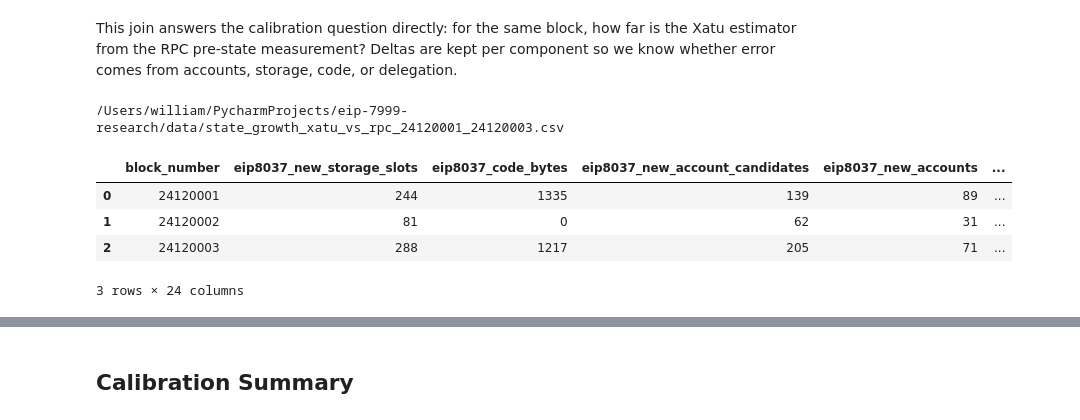
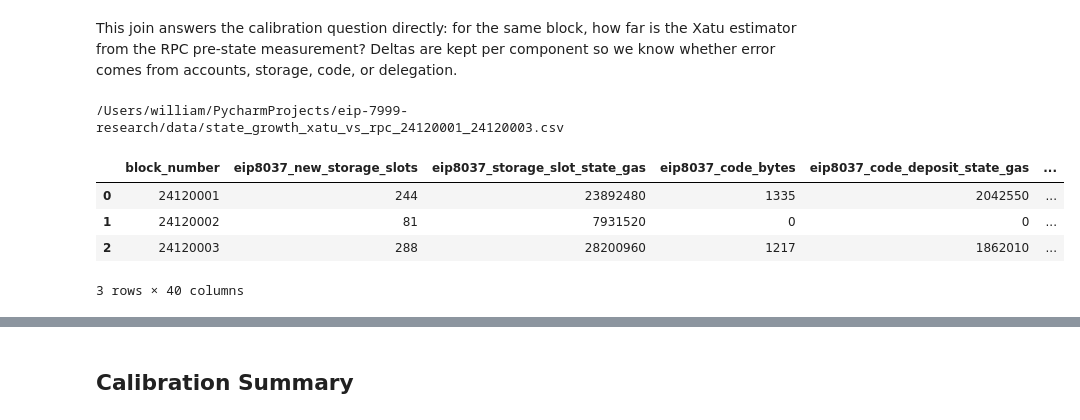
Before and after one commit to M1kuW1ll/eip-7999-research, a Jupyter notebook: notebooks/0.5-state-growth-rpc-calibration.ipynb, the cells around one changed output, grey strips where cells are left out. Drawn from its saved outputs; the diff is of its cells as text; code cells hidden in the pictures.

```diff
--- a/notebooks/0.7-state-growth-rpc-calibration.ipynb
+++ b/notebooks/0.5-state-growth-rpc-calibration.ipynb
@@ -91,12 +97,16 @@ Reverted transactions are skipped using receipts.
 # %% [markdown]
 This is the oracle-side measurement. For each sampled block, prestateTracer exposes pre/post account state, letting us count exact passive EIP-8037 storage creations, new accounts, code deposits, and delegation indicators for that block.
 # %%
-rpc_state = summarize_rpc_state_growth_for_blocks(
-    RPC_URL,
-    RPC_SAMPLE_BLOCKS,
-    rpc_headers=RPC_HEADERS,
-    cpsb=CPSB,
-)
+if RPC_CSV.exists():
+    rpc_state = pd.read_csv(RPC_CSV)
+    print(f"loaded existing {RPC_CSV}")
+else:
+    rpc_state = summarize_rpc_state_growth_for_blocks(
+        RPC_URL,
+        RPC_SAMPLE_BLOCKS,
+        rpc_headers=RPC_HEADERS,
+        cpsb=CPSB,
+    )
 
 if WRITE_CSV:
     rpc_state.to_csv(RPC_CSV, index=False)
@@ -115,35 +125,74 @@ rpc_state
 This join answers the calibration question directly: for the same block, how far is the Xatu estimator from the RPC pre-state measurement? Deltas are kept per component so we know whether error comes from accounts, storage, code, or delegation.
 # %%
 xatu_state = pd.read_csv(XATU_CSV)
+
+# Compatibility for CSVs written before the component gas columns were added.
+if "eip8037_storage_slot_state_gas" not in xatu_state.columns:
+    xatu_state["eip8037_storage_slot_state_bytes"] = (
+        xatu_state["eip8037_new_storage_slots"].astype("int64")
+        * STATE_BYTES_PER_STORAGE_SET
+    )
+    xatu_state["eip8037_new_account_state_bytes"] = (
+        xatu_state["eip8037_new_accounts"].astype("int64")
+        * STATE_BYTES_PER_NEW_ACCOUNT
+    )
+    xatu_state["eip8037_code_deposit_state_bytes"] = xatu_state[
+        "eip8037_code_bytes"
+    ].astype("int64")
+    xatu_state["eip8037_delegation_indicator_state_bytes"] = (
+        xatu_state["eip8037_new_delegation_indicators"].astype("int64")
+        * STATE_BYTES_PER_DELEGATION_INDICATOR
+    )
+    xatu_state["eip8037_storage_slot_state_gas"] = (
+        xatu_state["eip8037_storage_slot_state_bytes"] * CPSB
+    )
+    xatu_state["eip8037_new_account_state_gas"] = (
+        xatu_state["eip8037_new_account_state_bytes"] * CPSB
+    )
+    xatu_state["eip8037_code_deposit_state_gas"] = (
+        xatu_state["eip8037_code_deposit_state_bytes"] * CPSB
+    )
+    xatu_state["eip8037_delegation_indicator_state_gas"] = (
+        xatu_state["eip8037_delegation_indicator_state_bytes"] * CPSB
+    )
+
 compare_cols = [
     "block_number",
     "eip8037_new_storage_slots",
+    "eip8037_storage_slot_state_gas",
     "eip8037_code_bytes",
+    "eip8037_code_deposit_state_gas",
     "eip8037_new_account_candidates",
     "eip8037_new_accounts",
+    "eip8037_new_account_state_gas",
     "accounts_net_delta",
     "eip8037_new_delegation_indicators",
+    "eip8037_delegation_indicator_state_gas",
     "eip8037_state_bytes_equivalent",
     "state_gas_used",
 ]
 comparison = xatu_state[compare_cols].merge(rpc_state, on="block_number", how="inner")
 
 comparison["delta_storage_slots"] = comparison["rpc_new_storage_slots"] - comparison["eip8037_new_storage_slots"]
+comparison["delta_storage_slot_state_gas"] = comparison["rpc_storage_slot_state_gas"] - comparison["eip8037_storage_slot_state_gas"]
 comparison["delta_code_bytes"] = comparison["rpc_code_bytes"] - comparison["eip8037_code_bytes"]
+comparison["delta_code_deposit_state_gas"] = comparison["rpc_code_deposit_state_gas"] - comparison["eip8037_code_deposit_state_gas"]
 comparison["delta_new_accounts"] = comparison["rpc_new_accounts"] - comparison["eip8037_new_accounts"]
+comparison["delta_new_account_state_gas"] = comparison["rpc_new_account_state_gas"] - comparison["eip8037_new_account_state_gas"]
 comparison["delta_delegation_indicators"] = comparison["rpc_new_delegation_indicators"] - comparison["eip8037_new_delegation_indicators"]
+comparison["delta_delegation_indicator_state_gas"] = comparison["rpc_delegation_indicator_state_gas"] - comparison["eip8037_delegation_indicator_state_gas"]
 comparison["delta_state_bytes_equivalent"] = comparison["rpc_state_bytes_equivalent"] - comparison["eip8037_state_bytes_equivalent"]
 comparison["delta_state_gas_used"] = comparison["rpc_state_gas_used"] - comparison["state_gas_used"]
 
 if WRITE_CSV:
     comparison.to_csv(JOINED_CSV, index=False)
     print(JOINED_CSV)
 
 comparison
 # %% [output]
 /Users/william/PycharmProjects/eip-7999-research/data/state_growth_xatu_vs_rpc_24120001_24120003.csv
-|  | block_number | eip8037_new_storage_slots | eip8037_code_bytes | eip8037_new_account_candidates | eip8037_new_accounts | ... |
-| 0 | 24120001 | 244 | 1335 | 139 | 89 | ... |
-| 1 | 24120002 | 81 | 0 | 62 | 31 | ... |
-| 2 | 24120003 | 288 | 1217 | 205 | 71 | ... |
+|  | block_number | eip8037_new_storage_slots | eip8037_storage_slot_state_gas | eip8037_code_bytes | eip8037_code_deposit_state_gas | ... |
+| 0 | 24120001 | 244 | 23892480 | 1335 | 2042550 | ... |
+| 1 | 24120002 | 81 | 7931520 | 0 | 0 | ... |
+| 2 | 24120003 | 288 | 28200960 | 1217 | 1862010 | ... |
-3 rows × 24 columns
+3 rows × 40 columns
```
Also changed, not shown: parts of 7 cells of this notebook, 25 other files.
